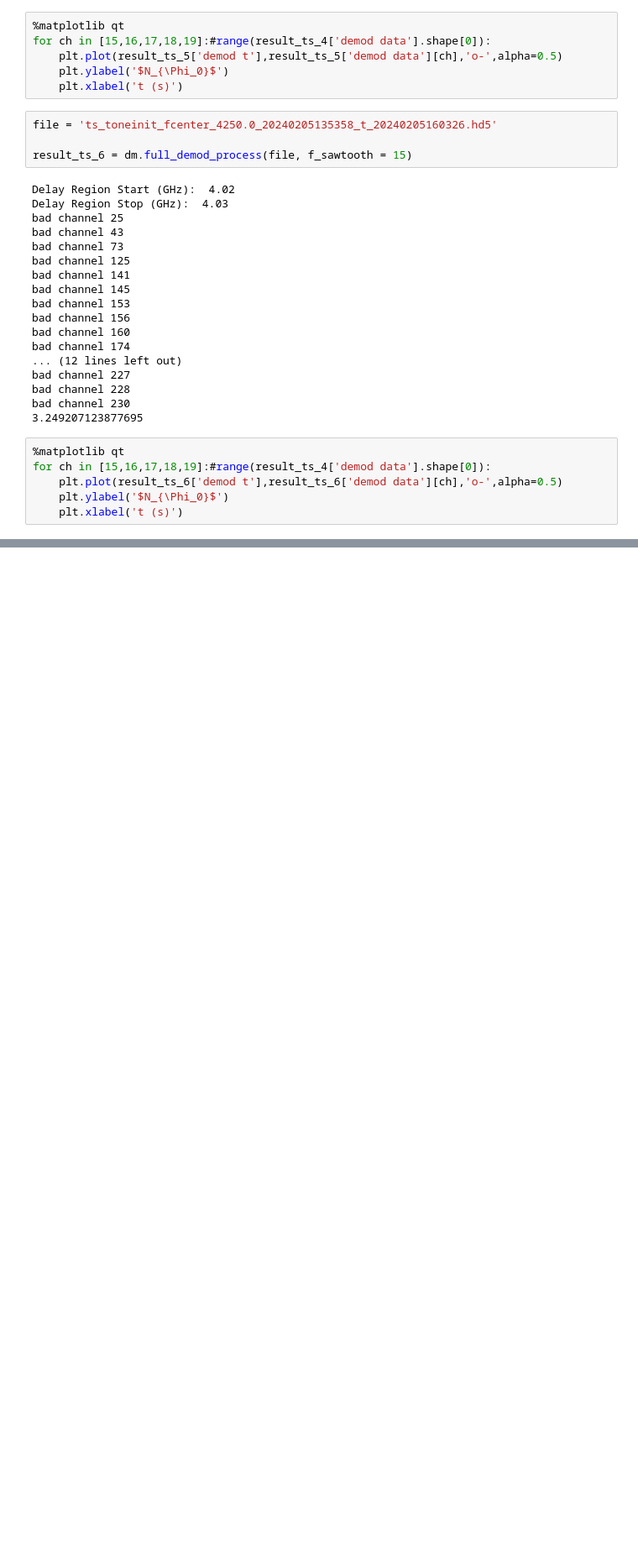
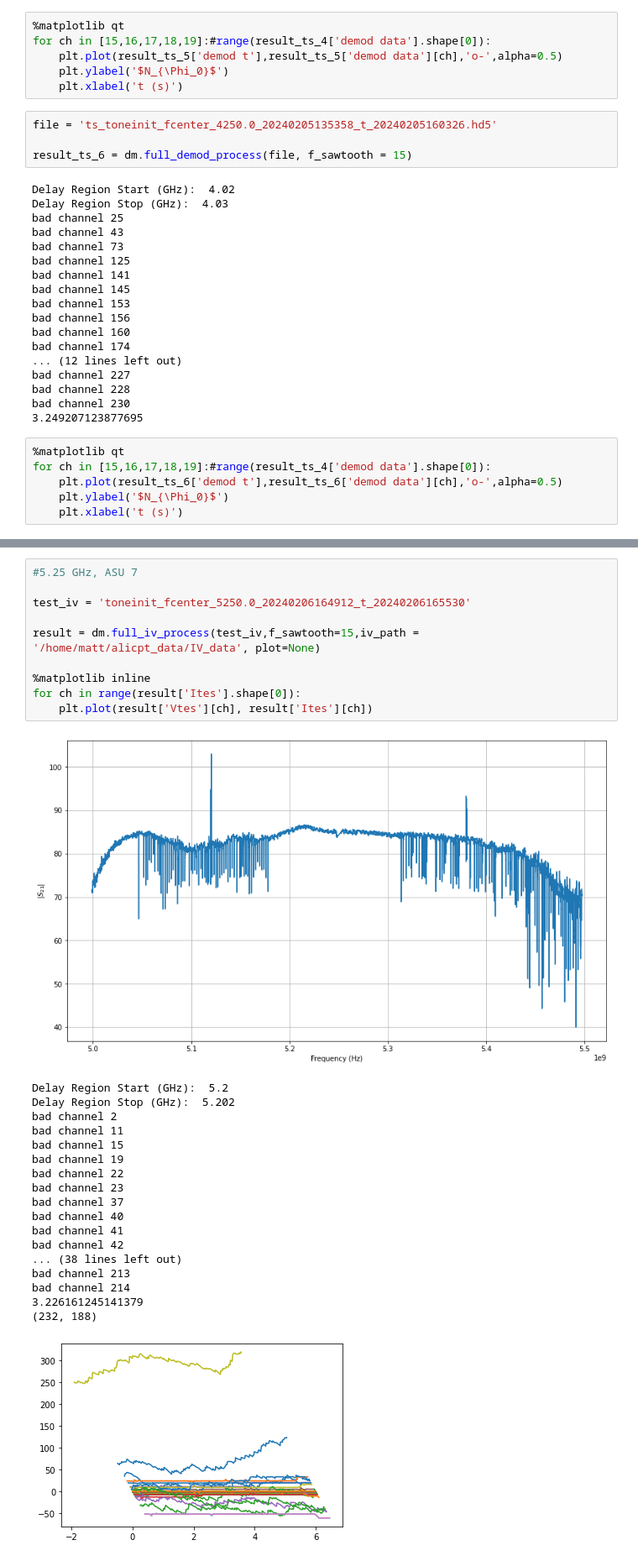
Before and after one commit to withersm/readout, a Jupyter notebook: jupyter_notebooks/data_view.ipynb, the cells around one changed output, grey strips where cells are left out. Shown at 84% size. Drawn from its saved outputs; the diff is of its cells as text; blank space fills up the shorter version.

```diff
--- a/jupyter_notebooks/data_view.ipynb
+++ b/jupyter_notebooks/data_view.ipynb
@@ -181,0 +309,30 @@ for ch in [15,16,17,18,19]:#range(result_ts_4['demod data'].shape[0]):
+# %%
+#5.25 GHz, ASU 7
+
+test_iv = 'toneinit_fcenter_5250.0_20240206164912_t_20240206165530'
+
+result = dm.full_iv_process(test_iv,f_sawtooth=15,iv_path = '/home/matt/alicpt_data/IV_data', plot=None)
+
+%matplotlib inline
+for ch in range(result['Ites'].shape[0]):
+    plt.plot(result['Vtes'][ch], result['Ites'][ch])
+# %% [output]
+[figure, added]
+Delay Region Start (GHz):  5.2
+Delay Region Stop (GHz):  5.202
+bad channel 2
+bad channel 11
+bad channel 15
+bad channel 19
+bad channel 22
+bad channel 23
+bad channel 37
+bad channel 40
+bad channel 41
+bad channel 42
+... (38 lines left out)
+bad channel 213
+bad channel 214
+3.226161245141379
+(232, 188)
+[figure, added]
```
Also changed, not shown: parts of 31 cells of this notebook.
